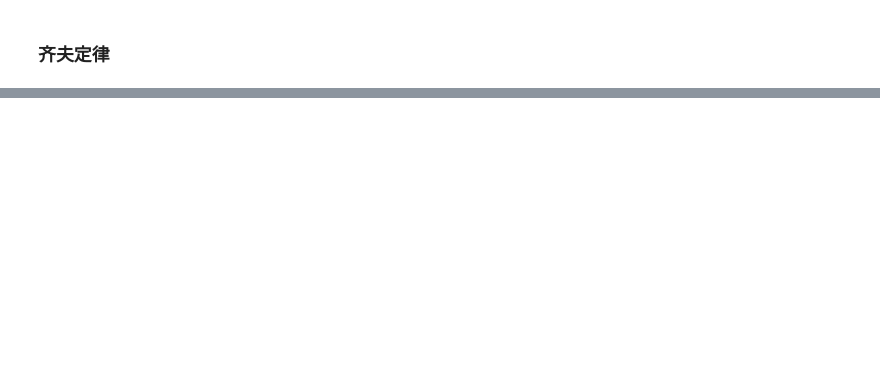
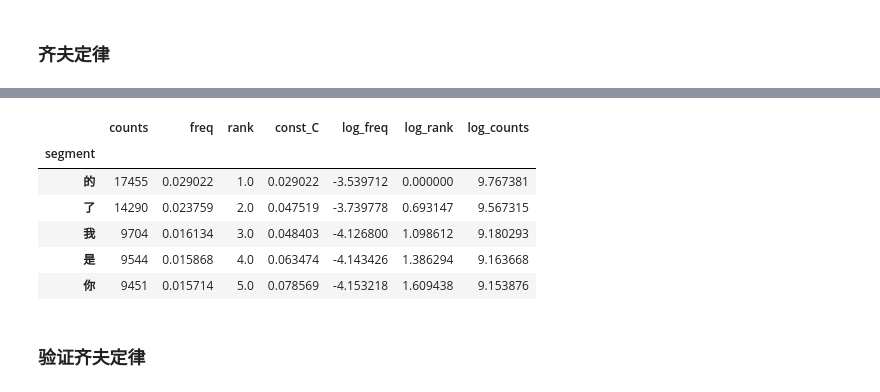
Before and after one commit to Jhangsy/ta_eval, a Jupyter notebook: ta_task.ipynb, the cells around one changed output, grey strips where cells are left out. Saved outputs shown, nothing was run; the diff lists cells and outputs as text; code cells hidden in the pictures; blank space fills up the shorter version.

```diff
--- a/ta_task.ipynb
+++ b/ta_task.ipynb
@@ -46,0 +112,2 @@ print(", ".join(seg_list))
+# %%
+seg_rank_DF = seg_num_DF.sort(["counts"],ascending = False)
@@ -46,0 +124,3 @@ print(", ".join(seg_list))
+# %%
+#relative frequncy
+seg_rank_DF["freq"] = seg_rank_DF["counts"]/seg_rank_DF["counts"].sum()
@@ -46,0 +142,2 @@ print(", ".join(seg_list))
+# %%
+seg_rank_DF["rank"] = seg_rank_DF["freq"].rank(method = 'min', ascending = False)
@@ -46,0 +186,16 @@ print(", ".join(seg_list))
+# %%
+# logarithm
+seg_rank_DF["log_freq"] = np.log(seg_rank_DF["freq"])
+seg_rank_DF["log_rank"] = np.log(seg_rank_DF["rank"])
+seg_rank_DF["log_counts"] = np.log(seg_rank_DF["counts"])
+seg_rank_DF.head()
+# %% [output]
+|  | counts | freq | rank | const_C | log_freq | log_rank | log_counts |
+| segment |  |  |  |  |  |  |  |
+| 的 | 17455 | 0.029022 | 1.0 | 0.029022 | -3.539712 | 0.000000 | 9.767381 |
+| 了 | 14290 | 0.023759 | 2.0 | 0.047519 | -3.739778 | 0.693147 | 9.567315 |
+| 我 | 9704 | 0.016134 | 3.0 | 0.048403 | -4.126800 | 1.098612 | 9.180293 |
+| 是 | 9544 | 0.015868 | 4.0 | 0.063474 | -4.143426 | 1.386294 | 9.163668 |
+| 你 | 9451 | 0.015714 | 5.0 | 0.078569 | -4.153218 | 1.609438 | 9.153876 |
+# %% [markdown]
+### 验证齐夫定律
```
Also changed, not shown: parts of 51 cells of this notebook, 5 other files.
